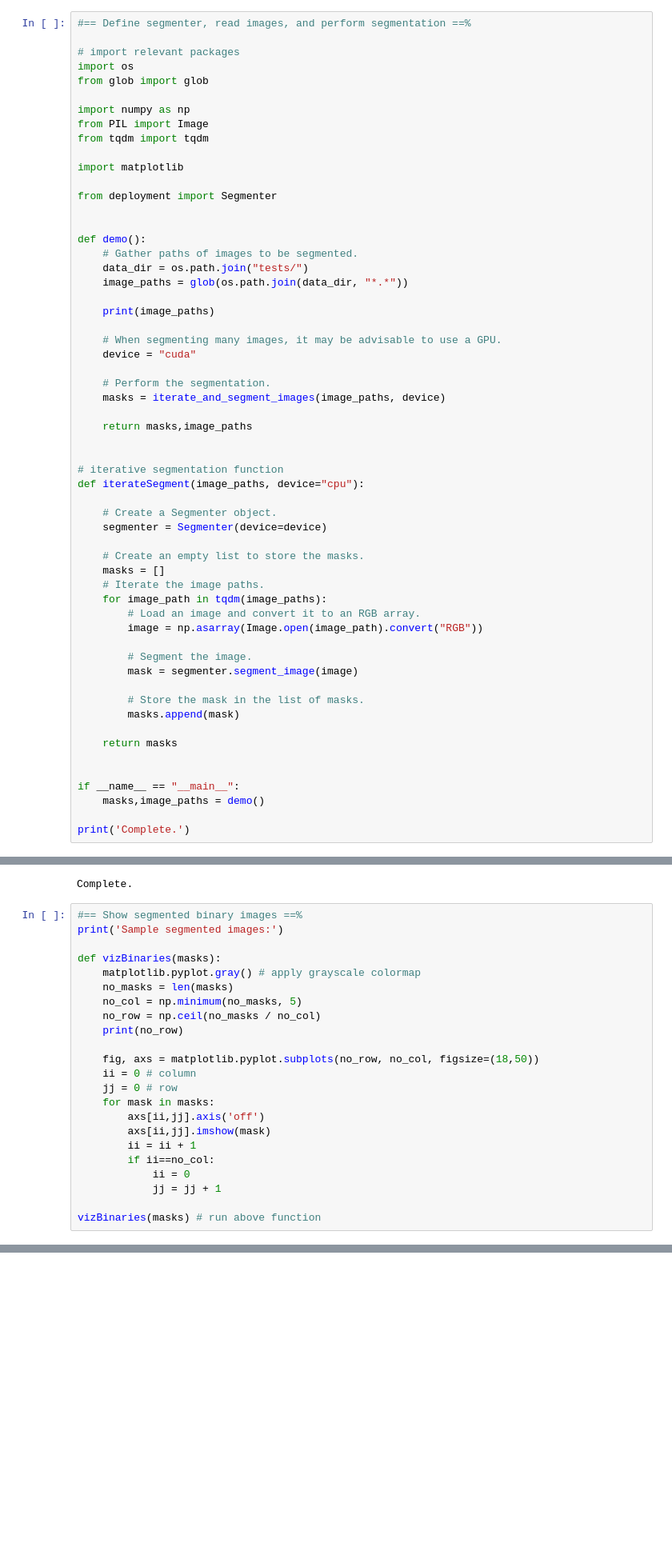
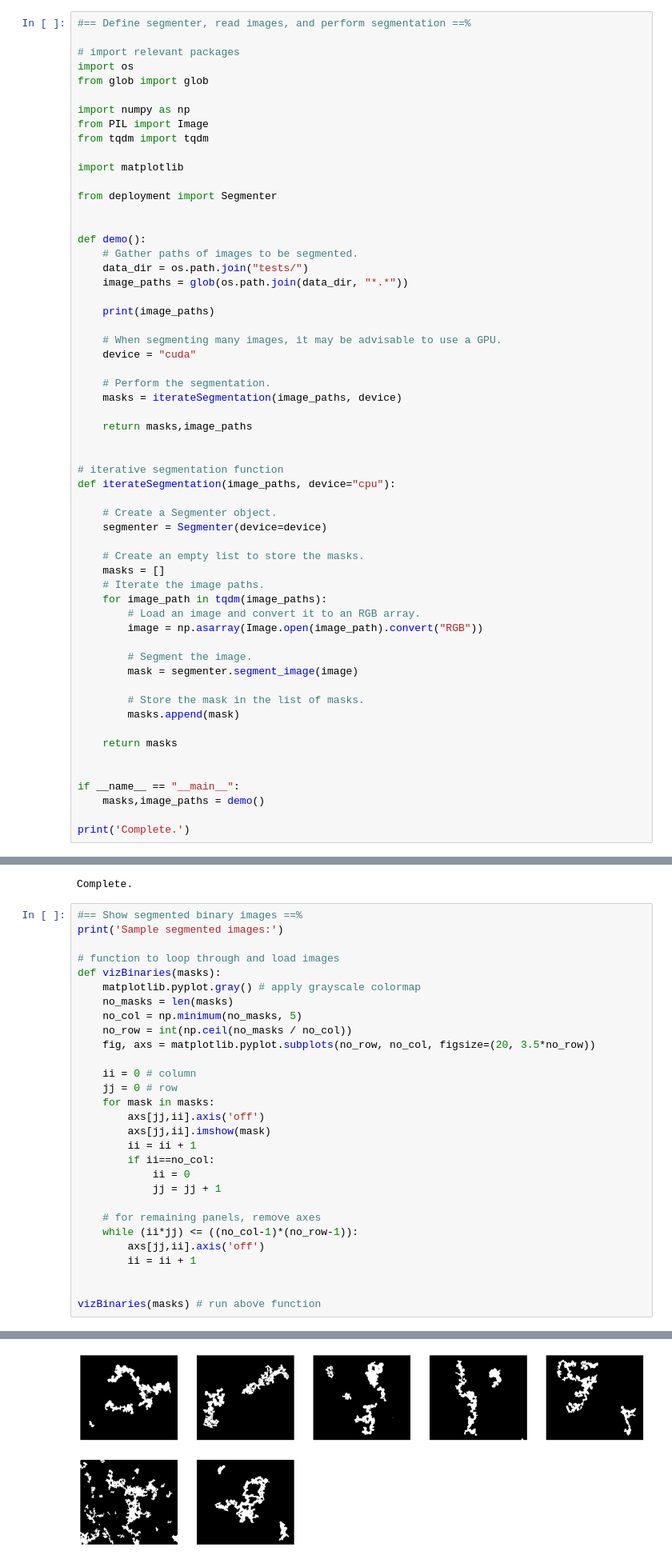
Before and after one commit to maxfrei750/CarbonBlackSegmentation, a Jupyter notebook: demo.ipynb, the cells around one changed output, grey strips where cells are left out. Shown at 80% size. Drawn from its saved outputs; the diff is of its cells as text; blank space fills up the shorter version.

```diff
--- a/demo.ipynb
+++ b/demo.ipynb
@@ -25,13 +25,13 @@ def demo():
     device = "cuda"
 
     # Perform the segmentation.
-    masks = iterate_and_segment_images(image_paths, device)
+    masks = iterateSegmentation(image_paths, device)
 
     return masks,image_paths
 
 
 # iterative segmentation function
-def iterateSegment(image_paths, device="cpu"):
+def iterateSegmentation(image_paths, device="cpu"):
 
     # Create a Segmenter object.
     segmenter = Segmenter(device=device)
@@ -63,24 +63,30 @@ Complete.
 #== Show segmented binary images ==%
 print('Sample segmented images:')
 
+# function to loop through and load images
 def vizBinaries(masks):
     matplotlib.pyplot.gray() # apply grayscale colormap
     no_masks = len(masks)
     no_col = np.minimum(no_masks, 5)
-    no_row = np.ceil(no_masks / no_col)
-    print(no_row)
+    no_row = int(np.ceil(no_masks / no_col))
+    fig, axs = matplotlib.pyplot.subplots(no_row, no_col, figsize=(20, 3.5*no_row))
 
-    fig, axs = matplotlib.pyplot.subplots(no_row, no_col, figsize=(18,50))
     ii = 0 # column
     jj = 0 # row
     for mask in masks:
-        axs[ii,jj].axis('off')
-        axs[ii,jj].imshow(mask)
+        axs[jj,ii].axis('off')
+        axs[jj,ii].imshow(mask)
         ii = ii + 1
         if ii==no_col:
             ii = 0
             jj = jj + 1
 
+    # for remaining panels, remove axes
+    while (ii*jj) <= ((no_col-1)*(no_row-1)):
+        axs[jj,ii].axis('off')
+        ii = ii + 1
+
+
 vizBinaries(masks) # run above function
 # %% [output]
 Sample segmented images:
@@ -91,3 +94,4 @@ ValueError: Number of rows must be a positive integer, not 2.0
+[figure, added]
 # %%
 #== Ouput binary images by saving to the results folder ==#
 import ntpath # import an extra package used to get file names
```
Also changed, not shown: parts of 1 cell of this notebook, 2 other files.
